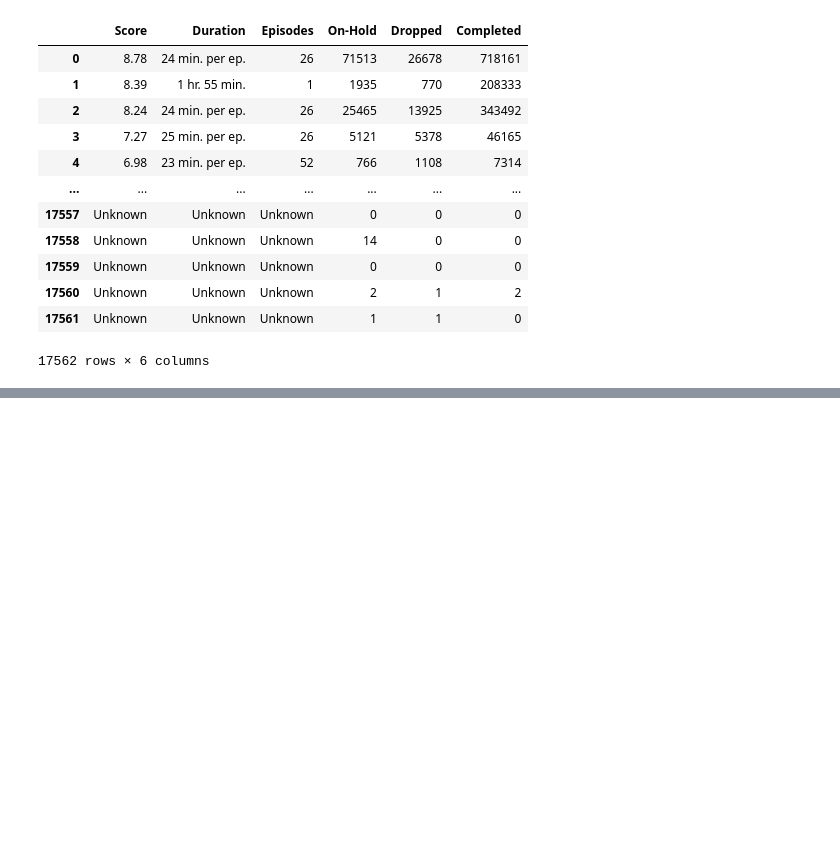
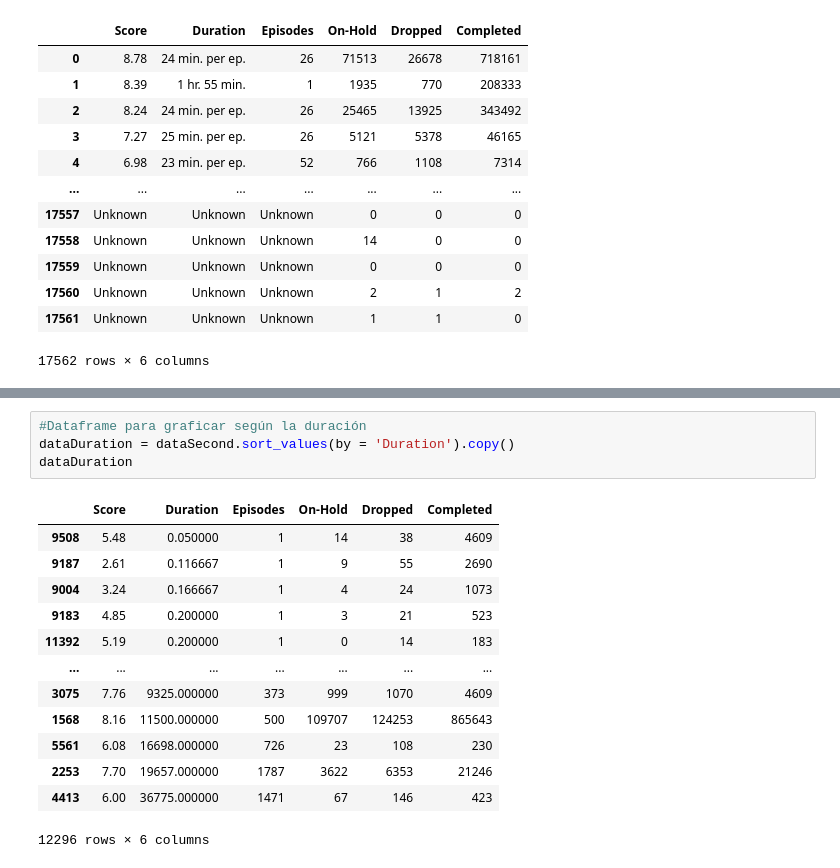
Before and after one commit to Asheyerth/DataScience_bootcamp2024BIT, a Jupyter notebook: Actividad_3_4/Estructurando proyecto DS.ipynb, the cells around one changed output, grey strips where cells are left out. Drawn from its saved outputs; the diff is of its cells as text; blank space fills up the shorter version.

```diff
--- a/Actividad_3_4/Estructurando proyecto DS.ipynb
+++ b/Actividad_3_4/Estructurando proyecto DS.ipynb
@@ -255,0 +286,18 @@ Snow Version: Weno, ya al menos avancé un poquito, me falta la segunda parte. V
+# %%
+#Dataframe para graficar según la duración
+dataDuration = dataSecond.sort_values(by = 'Duration').copy()
+dataDuration
+# %% [output]
+|  | Score | Duration | Episodes | On-Hold | Dropped | Completed |
+| 9508 | 5.48 | 0.050000 | 1 | 14 | 38 | 4609 |
+| 9187 | 2.61 | 0.116667 | 1 | 9 | 55 | 2690 |
+| 9004 | 3.24 | 0.166667 | 1 | 4 | 24 | 1073 |
+| 9183 | 4.85 | 0.200000 | 1 | 3 | 21 | 523 |
+| 11392 | 5.19 | 0.200000 | 1 | 0 | 14 | 183 |
+| ... | ... | ... | ... | ... | ... | ... |
+| 3075 | 7.76 | 9325.000000 | 373 | 999 | 1070 | 4609 |
+| 1568 | 8.16 | 11500.000000 | 500 | 109707 | 124253 | 865643 |
+| 5561 | 6.08 | 16698.000000 | 726 | 23 | 108 | 230 |
+| 2253 | 7.70 | 19657.000000 | 1787 | 3622 | 6353 | 21246 |
+| 4413 | 6.00 | 36775.000000 | 1471 | 67 | 146 | 423 |
+12296 rows × 6 columns
```
Also changed, not shown: parts of 31 cells of this notebook.
